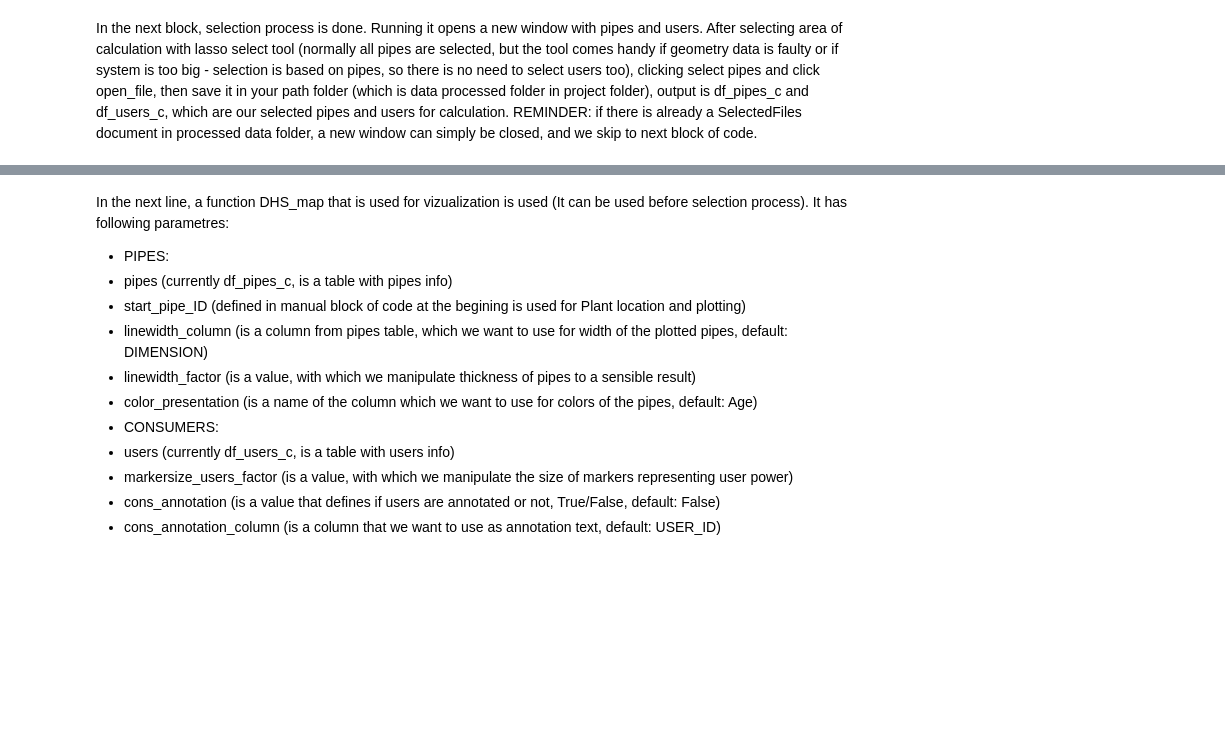
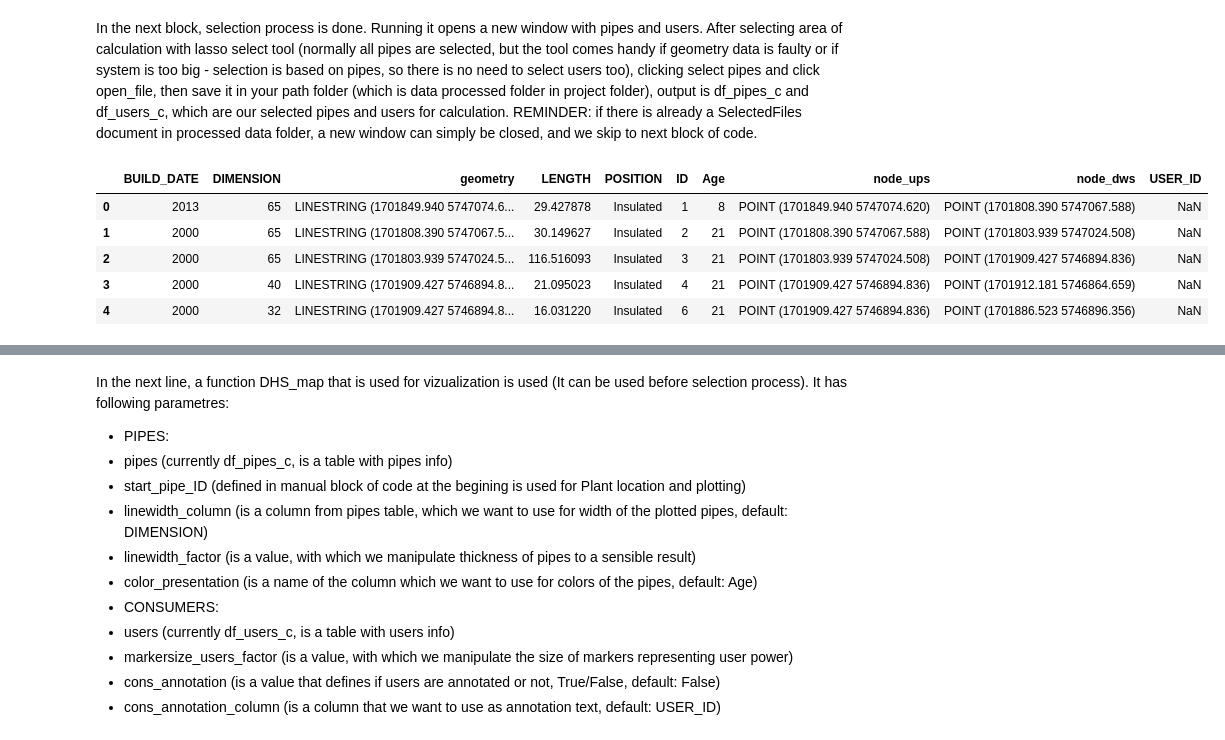
Before and after one commit to fwitte/Python_district_heating_calculation, a Jupyter notebook: Tespy_preprocessing.ipynb, the cells around one changed output, grey strips where cells are left out. Saved outputs shown, nothing was run; the diff lists cells and outputs as text; code cells hidden in the pictures; blank space fills up the shorter version.

```diff
--- a/Tespy_preprocessing.ipynb
+++ b/Tespy_preprocessing.ipynb
@@ -115,3 +115,12 @@ selected_pipes = get_selected_pipes(df_pipes,path,name_downloaded)
 selected_pipes = delete_pipes(delete_pipes_IDs,selected_pipes)
 df_pipes = delete_df_pipes_columns(df_pipes)
 df_pipes_c, df_users_c = calculation_pipes(selected_pipes,df_pipes,df_users)
+# %%
+df_pipes_c.head(5)
+# %% [output]
+|  | BUILD_DATE | DIMENSION | geometry | LENGTH | POSITION | ID | Age | node_ups | node_dws | USER_ID |
+| 0 | 2013 | 65 | LINESTRING (1701849.940 5747074.6... | 29.427878 | Insulated | 1 | 8 | POINT (1701849.940 5747074.620) | POINT (1701808.390 5747067.588) | NaN |
+| 1 | 2000 | 65 | LINESTRING (1701808.390 5747067.5... | 30.149627 | Insulated | 2 | 21 | POINT (1701808.390 5747067.588) | POINT (1701803.939 5747024.508) | NaN |
+| 2 | 2000 | 65 | LINESTRING (1701803.939 5747024.5... | 116.516093 | Insulated | 3 | 21 | POINT (1701803.939 5747024.508) | POINT (1701909.427 5746894.836) | NaN |
+| 3 | 2000 | 40 | LINESTRING (1701909.427 5746894.8... | 21.095023 | Insulated | 4 | 21 | POINT (1701909.427 5746894.836) | POINT (1701912.181 5746864.659) | NaN |
+| 4 | 2000 | 32 | LINESTRING (1701909.427 5746894.8... | 16.031220 | Insulated | 6 | 21 | POINT (1701909.427 5746894.836) | POINT (1701886.523 5746896.356) | NaN |
```
Also changed, not shown: parts of 5 cells of this notebook.
